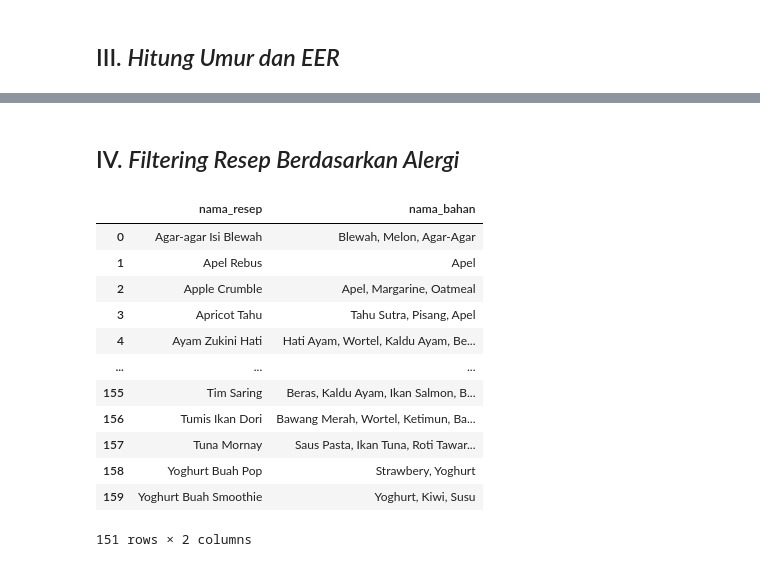
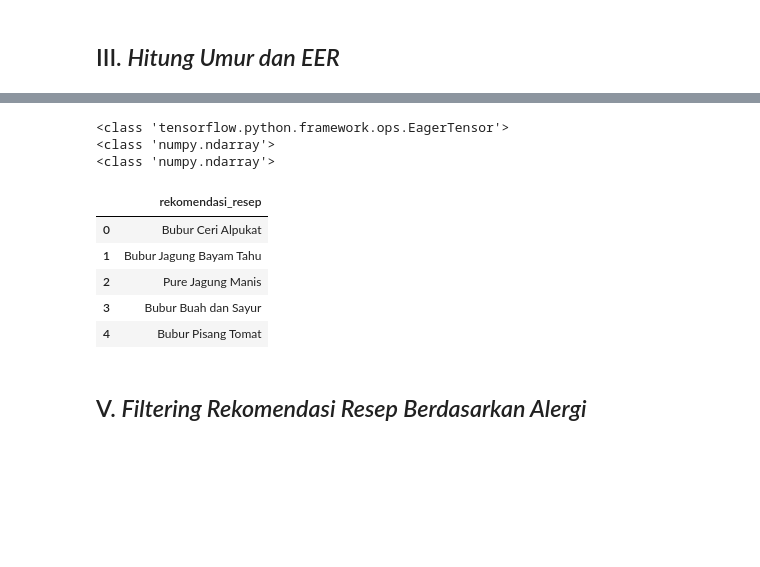
Before and after one commit to fathur666/SIMPASI, a Jupyter notebook: SIMPASI_MODEL.ipynb, the cells around one changed output, grey strips where cells are left out. Drawn from its saved outputs; the diff is of its cells as text; code cells hidden in the pictures; blank space fills up the shorter version.

```diff
--- a/SIMPASI_MODEL.ipynb
+++ b/SIMPASI_MODEL.ipynb
@@ -394,0 +661,11 @@ Kebutuhan energi harianmu: 482 - 589 Joule
+# %%
+# Create a model that takes in raw query features, and
+index = tfrs.layers.factorized_top_k.BruteForce(model.user_model, 41)
+# recommends movies out of the entire movies dataset.
+index.index_from_dataset(
+  tf.data.Dataset.zip((menu.batch(100), menu.batch(100).map(model.menu_model)))
+)
+
+# Get recommendations.
+_, titles = index(tf.constant(["10"]))
+print(f"Recommendations for user 10: {titles}")
@@ -395,27 +716,22 @@ Kebutuhan energi harianmu: 482 - 589 Joule
+# %%
+print(type(titles))            # <type 'EagerTensor'>
+print(type(titles.numpy()))    # <type 'numpy.ndarray'>
+print(type(np.array(titles)))  # <type 'numpy.ndarray'>
+# %% [output]
+<class 'tensorflow.python.framework.ops.EagerTensor'>
+<class 'numpy.ndarray'>
+<class 'numpy.ndarray'>
+# %%
+titles_numpy = np.array(titles).transpose().astype(str)
+
+rekomendasi = pd.DataFrame(titles_numpy, columns=["rekomendasi_resep"])
+rekomendasi.head()
+# %% [output]
+|  | rekomendasi_resep |
+| 0 | Bubur Ceri Alpukat |
+| 1 | Bubur Jagung Bayam Tahu |
+| 2 | Pure Jagung Manis |
+| 3 | Bubur Buah dan Sayur |
+| 4 | Bubur Pisang Tomat |
 # %% [markdown]
-## IV. *Filtering Resep Berdasarkan Alergi*
+## V. *Filtering Rekomendasi Resep Berdasarkan Alergi*
-# %%
-#pattern = '|'.join(alergi)
-pattern = '|'.join([f'(?i){bahan_alergi}' for bahan_alergi in suka])
-#frame.a.str.contains(pattern)
-#for i in alergi:
-  #mask = (komposisi['nama_bahan'] == 'Agar-Agar')
-bahan = ["Apel"]
-#mask = komposisi['nama_bahan'].isin(bahan)
-  #mask = menu_filter.loc[menu_filter['nama_bahan'] != i]
-mask = komposisi_resep.nama_bahan.str.contains(pattern)
-komposisi_resep[~mask]
-# %% [output]
-|  | nama_resep | nama_bahan |
-| 0 | Agar-agar Isi Blewah | Blewah, Melon, Agar-Agar |
-| 1 | Apel Rebus | Apel |
-| 2 | Apple Crumble | Apel, Margarine, Oatmeal |
-| 3 | Apricot Tahu | Tahu Sutra, Pisang, Apel |
-| 4 | Ayam Zukini Hati | Hati Ayam, Wortel, Kaldu Ayam, Be... |
-| ... | ... | ... |
-| 155 | Tim Saring | Beras, Kaldu Ayam, Ikan Salmon, B... |
-| 156 | Tumis Ikan Dori | Bawang Merah, Wortel, Ketimun, Ba... |
-| 157 | Tuna Mornay | Saus Pasta, Ikan Tuna, Roti Tawar... |
-| 158 | Yoghurt Buah Pop | Strawbery, Yoghurt |
-| 159 | Yoghurt Buah Smoothie | Yoghurt, Kiwi, Susu |
-151 rows × 2 columns
```
Also changed, not shown: parts of 59 cells of this notebook.
